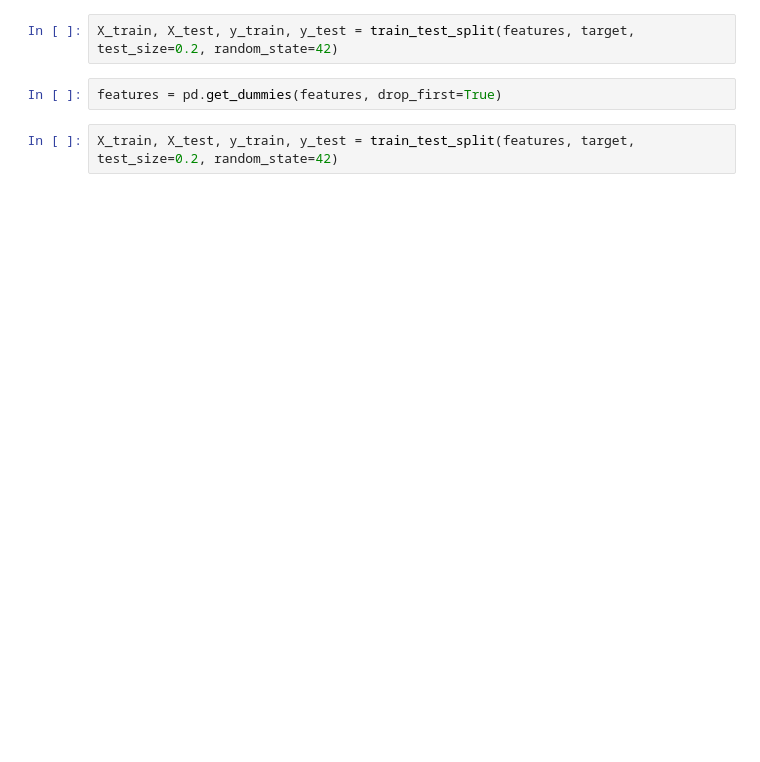
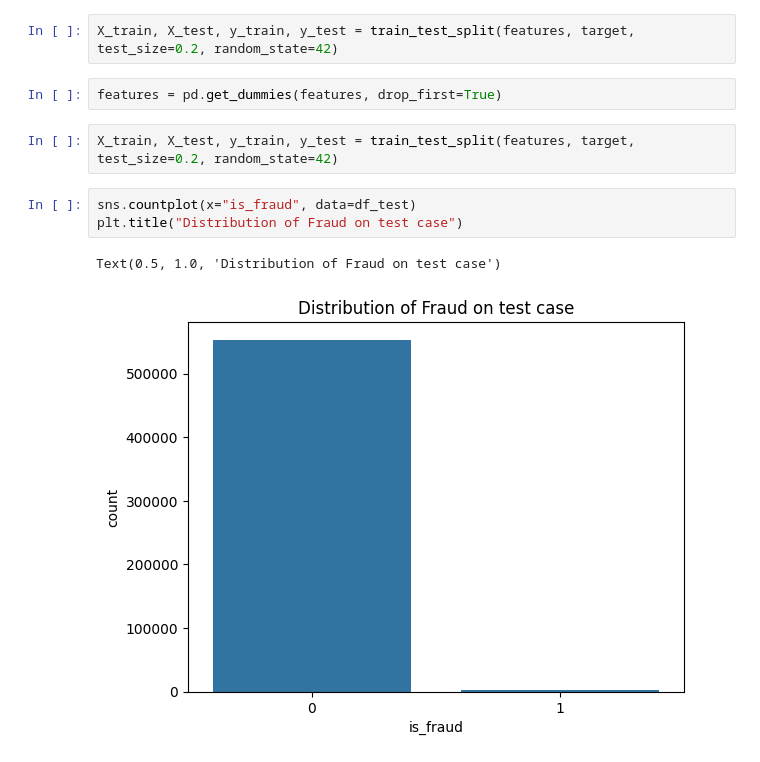
Before and after one commit to hewansirak/Credit-Card-Fraud-Detection, a Jupyter notebook: fraud.ipynb, the cells around one changed output. Drawn from its saved outputs; the diff is of its cells as text; blank space fills up the shorter version.

```diff
--- a/fraud.ipynb
+++ b/fraud.ipynb
@@ -69,3 +81,9 @@ X_train, X_test, y_train, y_test = train_test_split(features, target, test_size=
 features = pd.get_dummies(features, drop_first=True)
 # %%
 X_train, X_test, y_train, y_test = train_test_split(features, target, test_size=0.2, random_state=42)
+# %%
+sns.countplot(x="is_fraud", data=df_test)
+plt.title("Distribution of Fraud on test case")
+# %% [output]
+Text(0.5, 1.0, 'Distribution of Fraud on test case')
+[figure, added]
```
Also changed, not shown: parts of 26 cells of this notebook, 2 other files.
